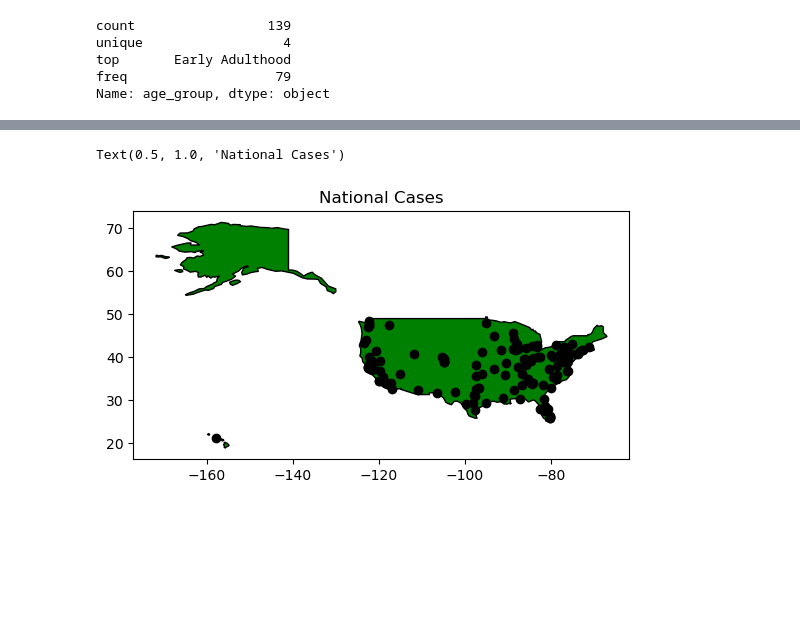
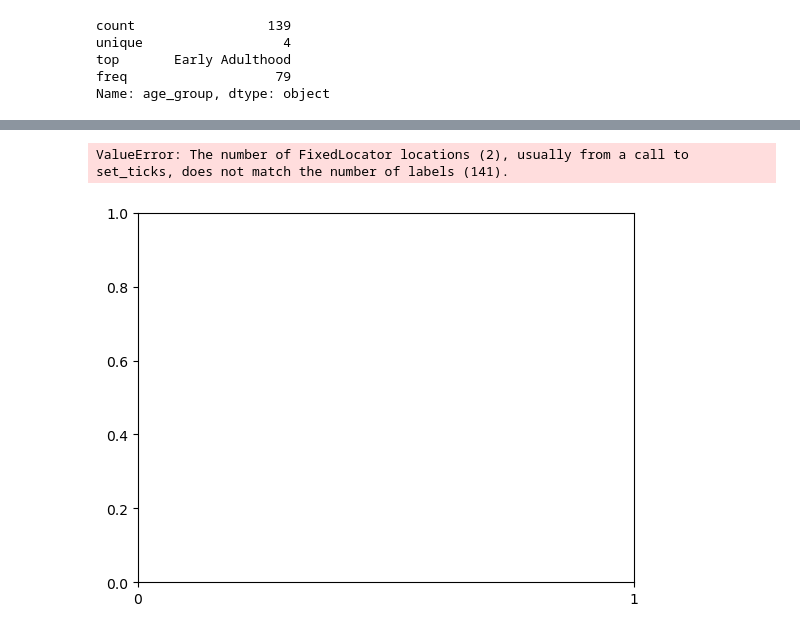
Before and after one commit to mijia08/Gun-Violence-Data, a Jupyter notebook: Gun_Data_Vis.ipynb, the cells around one changed output, grey strips where cells are left out. Drawn from its saved outputs; the diff is of its cells as text; code cells hidden in the pictures; blank space fills up the shorter version.

```diff
--- a/Gun_Data_Vis.ipynb
+++ b/Gun_Data_Vis.ipynb
@@ -1,11 +1,9 @@
 # %%
 import pandas as pd
+import json
 import numpy as np
-import geopandas as gpd
-import matplotlib.pyplot as plt
-import plotly.express as px
-import json
-file_id = '~/downloads/gun_data_vis/shooting_1982-2023_cleaned1.csv'
+from matplotlib import pyplot as plt
+file_id = '~/downloads/shooting_1982-2023_cleaned.csv'
 gun_data = pd.read_csv(file_id)
 # %%
 len(gun_data)
@@ -146,11 +93,11 @@ fig.show()
-# %%
-data = gpd.read_file(gpd.datasets.get_path('naturalearth_lowres'))
-USA = data.loc[data['name'] == 'United States of America']
-boundaries = USA['geometry']
-axis = USA.plot(
-color = 'green', edgecolor = 'black')
-gun_data_geo.plot(ax = axis, color = 'black')
-plt.title('National Cases')
-# %% [output]
-Text(0.5, 1.0, 'National Cases')
-[figure, removed]
+# %%
+gender = gun_data.gender
+age_group = gun_data.age_group
+plt.figure(1)
+x = range(2)
+plt.xticks(x, gender)
+plt.plot(x,age_group,"g")
+plt.show()
+# %% [output]
+ValueError: The number of FixedLocator locations (2), usually from a call to set_ticks, does not match the number of labels (141).
+[figure, added]
```
Also changed, not shown: parts of 9 cells of this notebook, 4 other files.
